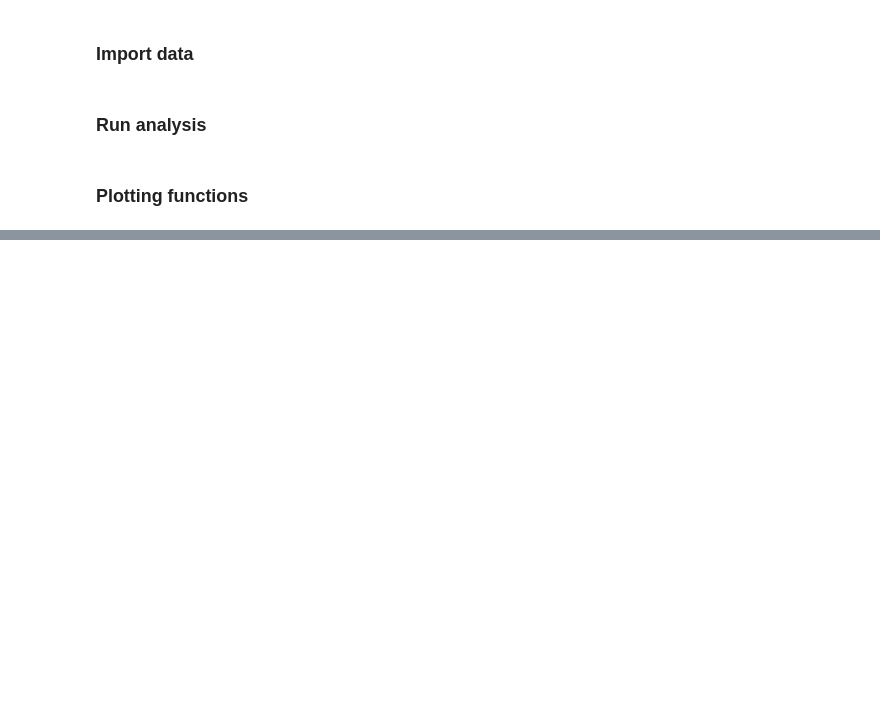
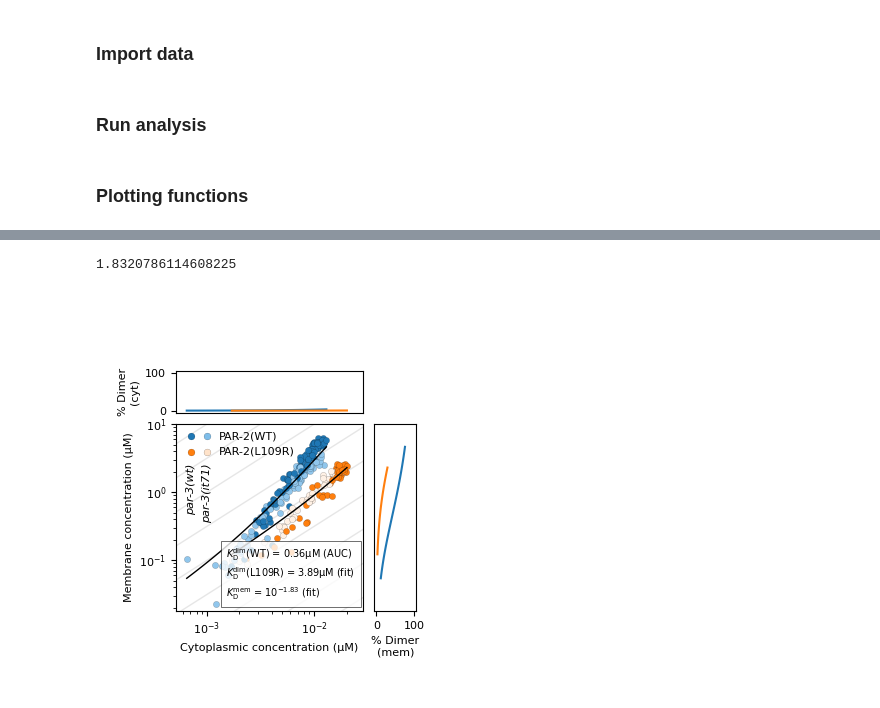
Before and after one commit to goehringlab/2023-Bland-bioRxiv, a Jupyter notebook: scripts/Analysis/DimerModelFitting/01 Figures.ipynb, the cells around one changed output, grey strips where cells are left out. Drawn from its saved outputs; the diff is of its cells as text; code cells hidden in the pictures; blank space fills up the shorter version.

```diff
--- a/scripts/Analysis/DimerModelFitting/01 Figures.ipynb
+++ b/scripts/Analysis/DimerModelFitting/01 Figures.ipynb
@@ -178,0 +160,7 @@ fig6.savefig('Figs/model_fit_s2_free.png', dpi=600, transparent=True)
+# %%
+fig3 = rundown_plot(analysis_s2)
+fig3.savefig('Figs/model_fit_s2.png', dpi=600, transparent=True)
+del fig3, analysis_s2
+# %% [output]
+1.8320786114608225
+[figure, added]
```
Also changed, not shown: parts of 7 cells of this notebook, 21 other files.
